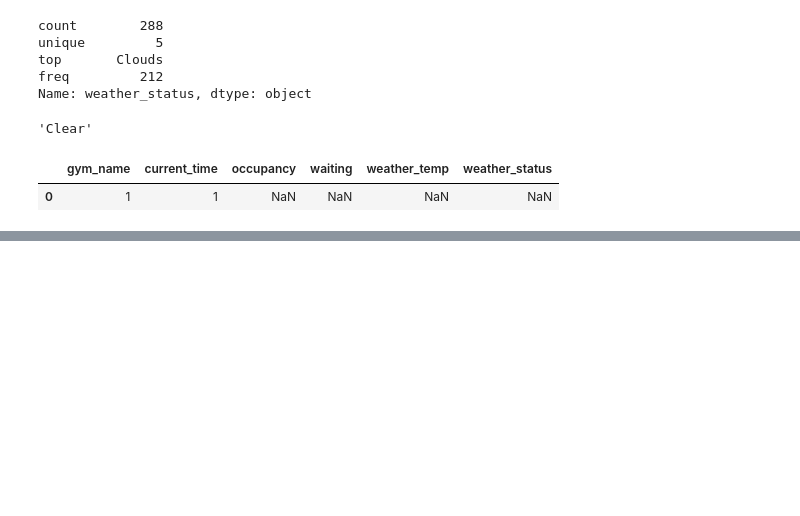
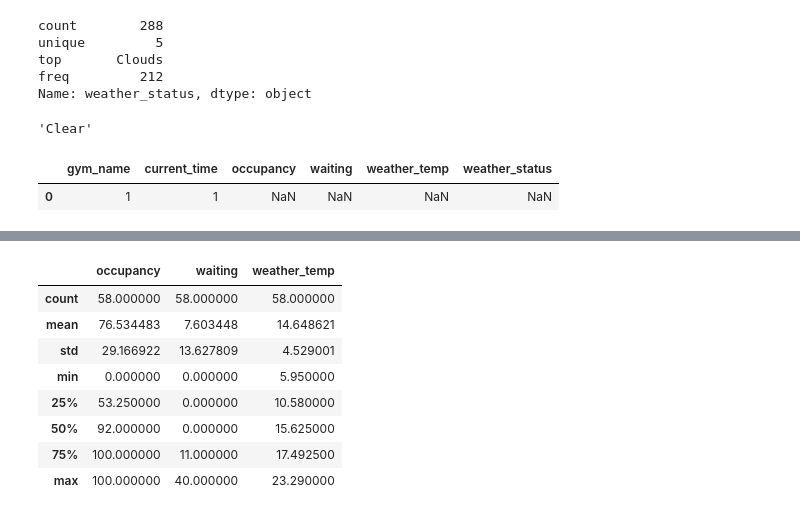
Before and after one commit to anebz/boulder, a Jupyter notebook: notebooks/average_data_for_specific_day.ipynb, the cells around one changed output, grey strips where cells are left out. Drawn from its saved outputs; the diff is of its cells as text; code cells hidden in the pictures; blank space fills up the shorter version.

```diff
--- a/notebooks/average_data_for_specific_day.ipynb
+++ b/notebooks/average_data_for_specific_day.ipynb
@@ -136,0 +171,12 @@ df
+# %%
+test_data.describe()
+# %% [output]
+|  | occupancy | waiting | weather_temp |
+| count | 58.000000 | 58.000000 | 58.000000 |
+| mean | 76.534483 | 7.603448 | 14.648621 |
+| std | 29.166922 | 13.627809 | 4.529001 |
+| min | 0.000000 | 0.000000 | 5.950000 |
+| 25% | 53.250000 | 0.000000 | 10.580000 |
+| 50% | 92.000000 | 0.000000 | 15.625000 |
+| 75% | 100.000000 | 11.000000 | 17.492500 |
+| max | 100.000000 | 40.000000 | 23.290000 |
```
Also changed, not shown: parts of 5 cells of this notebook.
